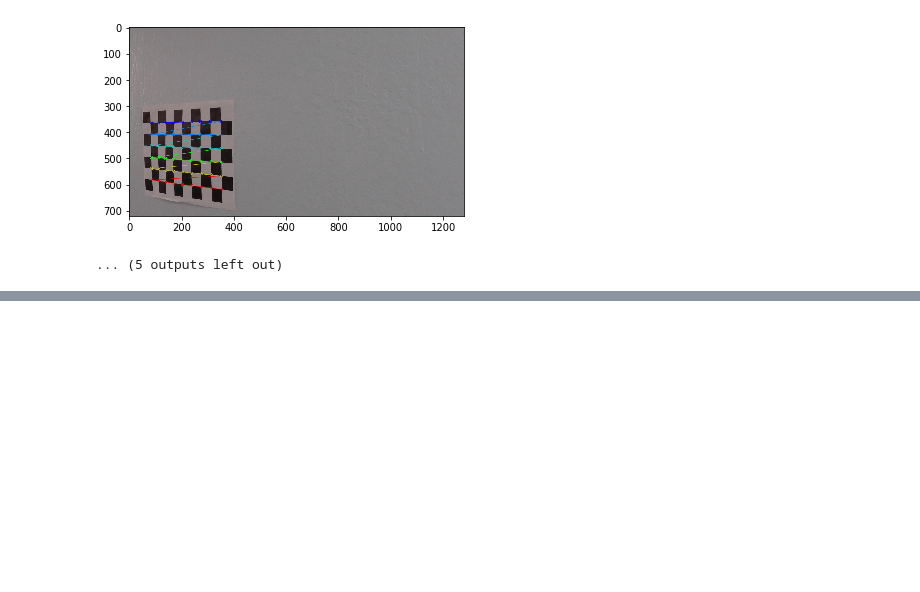
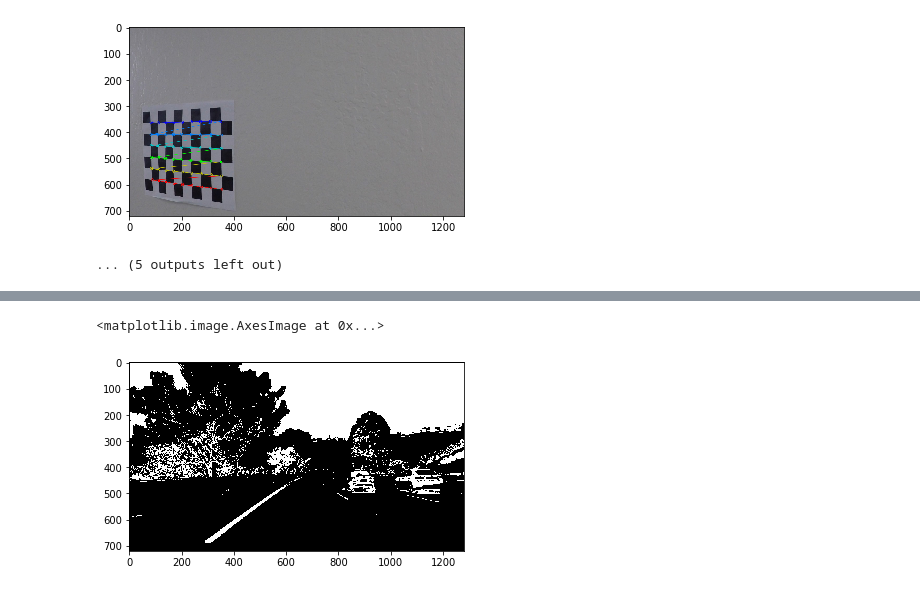
Before and after one commit to AndyKnight09/CarND-Advanced-Lane-Lines, a Jupyter notebook: project.ipynb, the cells around one changed output, grey strips where cells are left out. Drawn from its saved outputs; the diff is of its cells as text; code cells hidden in the pictures; blank space fills up the shorter version.

```diff
--- a/project.ipynb
+++ b/project.ipynb
@@ -129,0 +295,20 @@ plt.imshow(warped)
+# %%
+def hls_select(img, thresh=(0, 255)):
+    # Convert to HLS colour space
+    hls = cv2.cvtColor(image, cv2.COLOR_RGB2HLS)
+
+    # Apply threshold to S channel
+    S = hls[:,:,2]
+    binary_output = np.zeros_like(S)
+    binary_output[(S > thresh[0]) & (S <= thresh[1])] = 1
+
+    return binary_output
+
+image = mpimg.imread('test_images/test6.jpg')
+hls_binary = hls_select(image, thresh=(90, 255))
+
+plt.figure()
+plt.imshow(hls_binary, cmap='gray')
+# %% [output]
+<matplotlib.image.AxesImage at 0x...>
+[figure, added]
```
Also changed, not shown: parts of 17 cells of this notebook, 3 other files.
